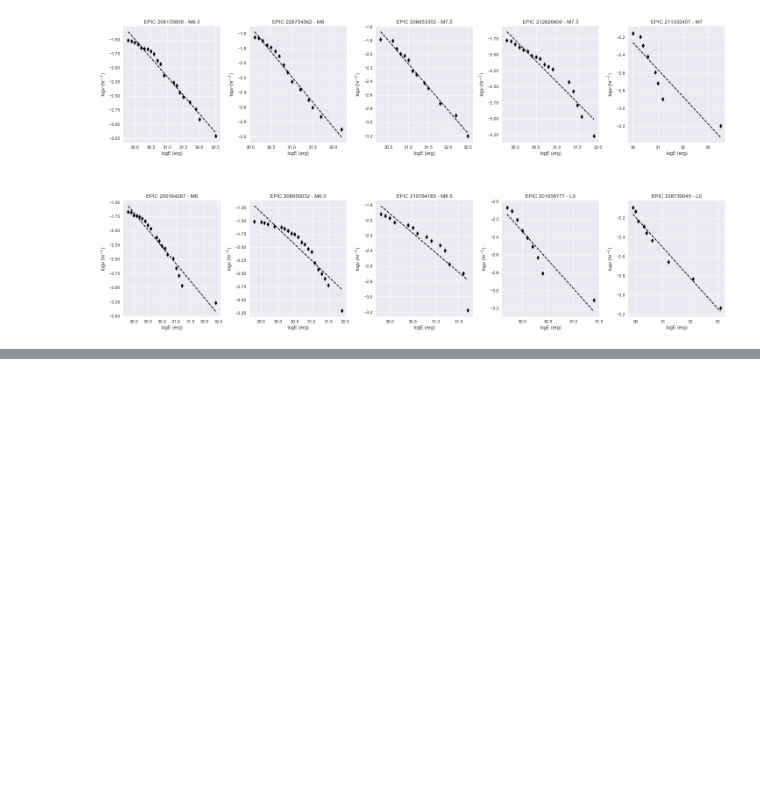
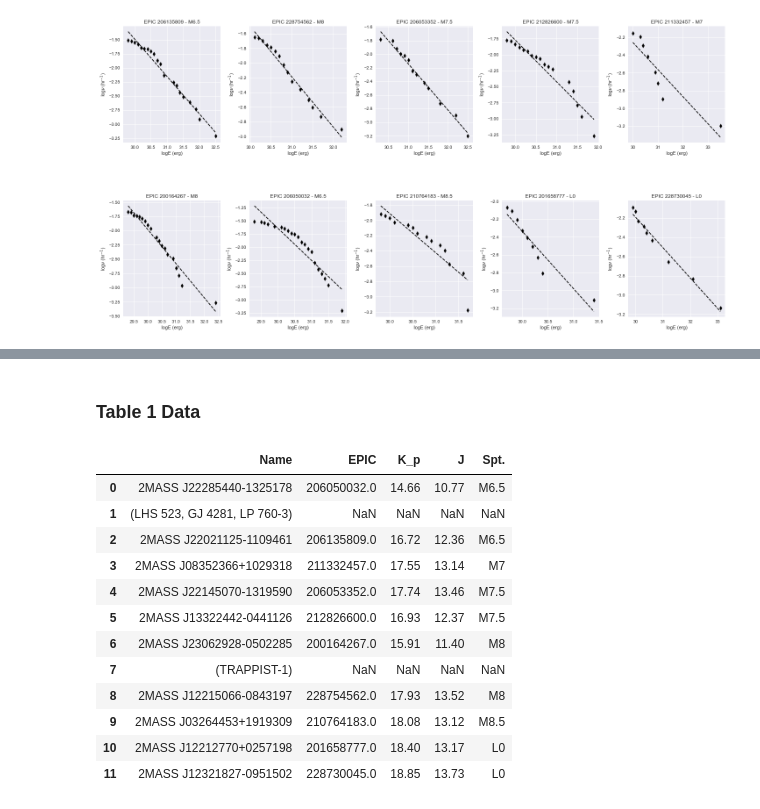
Before and after one commit to RileyWClarke/BiancoGroup, a Jupyter notebook: BiancoSummer2019.ipynb, the cells around one changed output, grey strips where cells are left out. Saved outputs shown, nothing was run; the diff lists cells and outputs as text; code cells hidden in the pictures; blank space fills up the shorter version.

```diff
--- a/BiancoSummer2019.ipynb
+++ b/BiancoSummer2019.ipynb
@@ -698,0 +759,2 @@ plt.savefig('Figures/ffd_linfits.png')
+# %% [markdown]
+### Table 1 Data
@@ -698,0 +766,16 @@ plt.savefig('Figures/ffd_linfits.png')
+# %%
+table1
+# %% [output]
+|  | Name | EPIC | K_p | J | Spt. |
+| 0 | 2MASS J22285440-1325178 | 206050032.0 | 14.66 | 10.77 | M6.5 |
+| 1 | (LHS 523, GJ 4281, LP 760-3) | NaN | NaN | NaN | NaN |
+| 2 | 2MASS J22021125-1109461 | 206135809.0 | 16.72 | 12.36 | M6.5 |
+| 3 | 2MASS J08352366+1029318 | 211332457.0 | 17.55 | 13.14 | M7 |
+| 4 | 2MASS J22145070-1319590 | 206053352.0 | 17.74 | 13.46 | M7.5 |
+| 5 | 2MASS J13322442-0441126 | 212826600.0 | 16.93 | 12.37 | M7.5 |
+| 6 | 2MASS J23062928-0502285 | 200164267.0 | 15.91 | 11.40 | M8 |
+| 7 | (TRAPPIST-1) | NaN | NaN | NaN | NaN |
+| 8 | 2MASS J12215066-0843197 | 228754562.0 | 17.93 | 13.52 | M8 |
+| 9 | 2MASS J03264453+1919309 | 210764183.0 | 18.08 | 13.12 | M8.5 |
+| 10 | 2MASS J12212770+0257198 | 201658777.0 | 18.40 | 13.17 | L0 |
+| 11 | 2MASS J12321827-0951502 | 228730045.0 | 18.85 | 13.73 | L0 |
```
Also changed, not shown: parts of 8 cells of this notebook, 5 other files.
